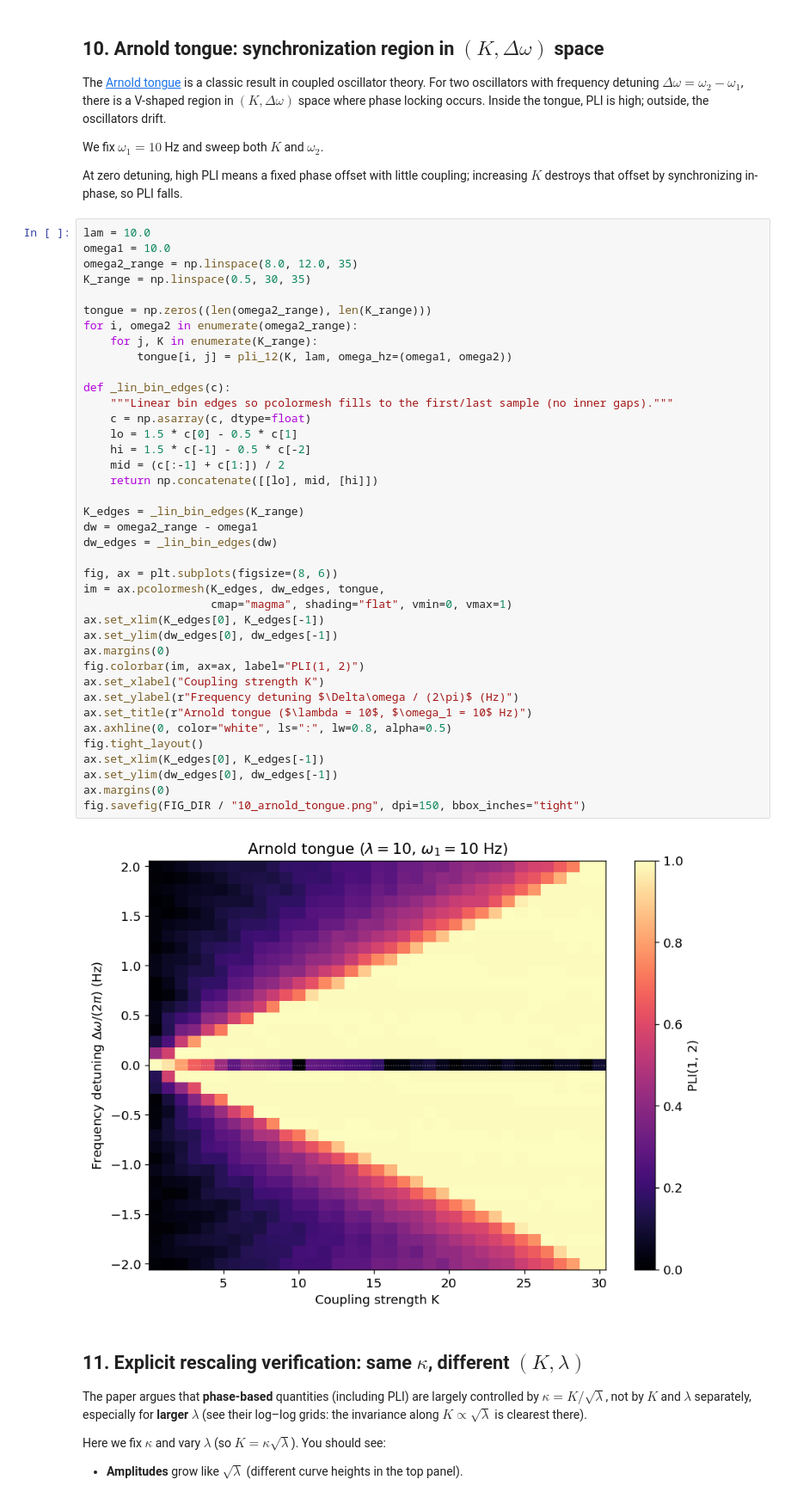
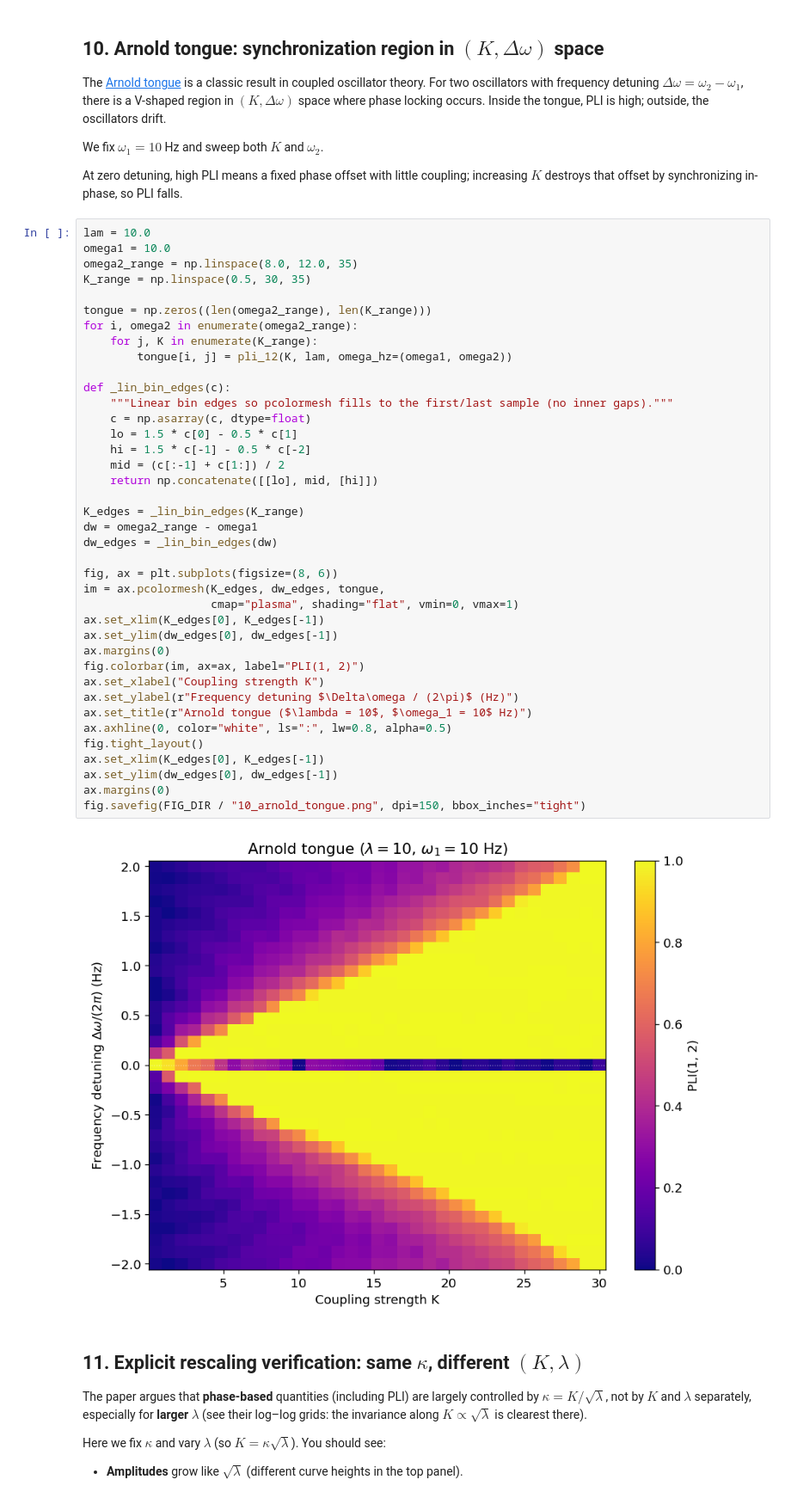
Before and after one commit to BobRice1/Functional-connectotomy, a Jupyter notebook: notebooks/02_two_node.ipynb, the cells around one changed output. Shown at 86% size. Saved outputs shown, nothing was run; the diff lists cells and outputs as text.

Commit message:
Changed heatmap colour scheme to be consistent across plots

```diff
--- a/notebooks/02_two_node.ipynb
+++ b/notebooks/02_two_node.ipynb
@@ -457,35 +457,35 @@ for i, omega2 in enumerate(omega2_range):
         tongue[i, j] = pli_12(K, lam, omega_hz=(omega1, omega2))
 
 def _lin_bin_edges(c):
     """Linear bin edges so pcolormesh fills to the first/last sample (no inner gaps)."""
     c = np.asarray(c, dtype=float)
     lo = 1.5 * c[0] - 0.5 * c[1]
     hi = 1.5 * c[-1] - 0.5 * c[-2]
     mid = (c[:-1] + c[1:]) / 2
     return np.concatenate([[lo], mid, [hi]])
 
 K_edges = _lin_bin_edges(K_range)
 dw = omega2_range - omega1
 dw_edges = _lin_bin_edges(dw)
 
 fig, ax = plt.subplots(figsize=(8, 6))
 im = ax.pcolormesh(K_edges, dw_edges, tongue,
-                   cmap="magma", shading="flat", vmin=0, vmax=1)
+                   cmap="plasma", shading="flat", vmin=0, vmax=1)
 ax.set_xlim(K_edges[0], K_edges[-1])
 ax.set_ylim(dw_edges[0], dw_edges[-1])
 ax.margins(0)
 fig.colorbar(im, ax=ax, label="PLI(1, 2)")
 ax.set_xlabel("Coupling strength K")
 ax.set_ylabel(r"Frequency detuning $\Delta\omega / (2\pi)$ (Hz)")
 ax.set_title(r"Arnold tongue ($\lambda = 10$, $\omega_1 = 10$ Hz)")
 ax.axhline(0, color="white", ls=":", lw=0.8, alpha=0.5)
 fig.tight_layout()
 ax.set_xlim(K_edges[0], K_edges[-1])
 ax.set_ylim(dw_edges[0], dw_edges[-1])
 ax.margins(0)
 fig.savefig(FIG_DIR / "10_arnold_tongue.png", dpi=150, bbox_inches="tight")
 # %% [output]
-[figure, old version]
+[figure, new version]
 # %% [markdown]
 ## 11. Explicit rescaling verification: same $\kappa$, different $(K, \lambda)$
 
```
